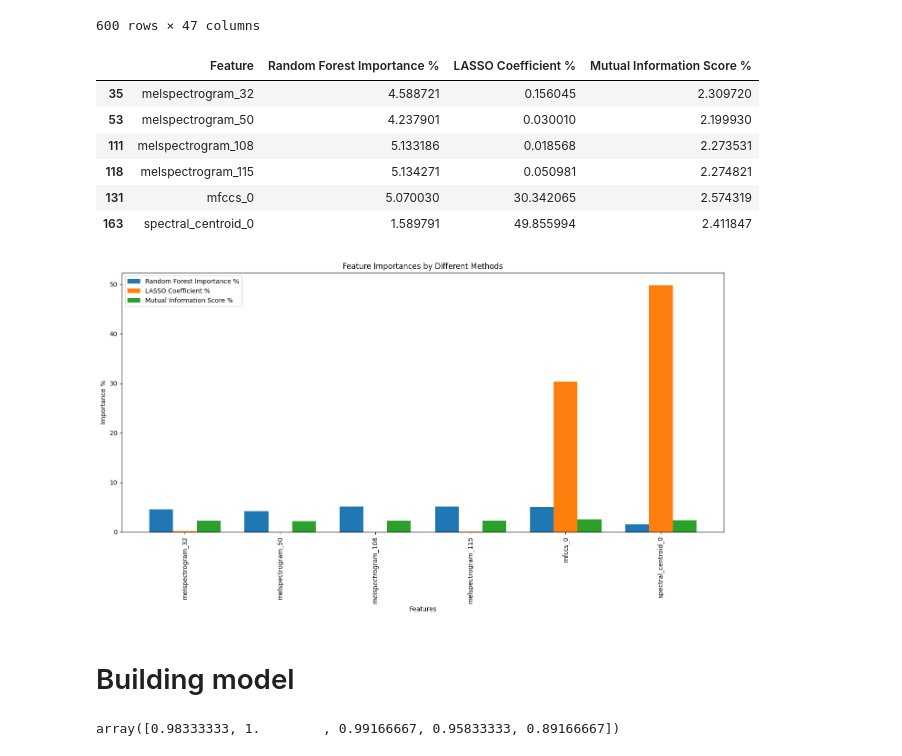
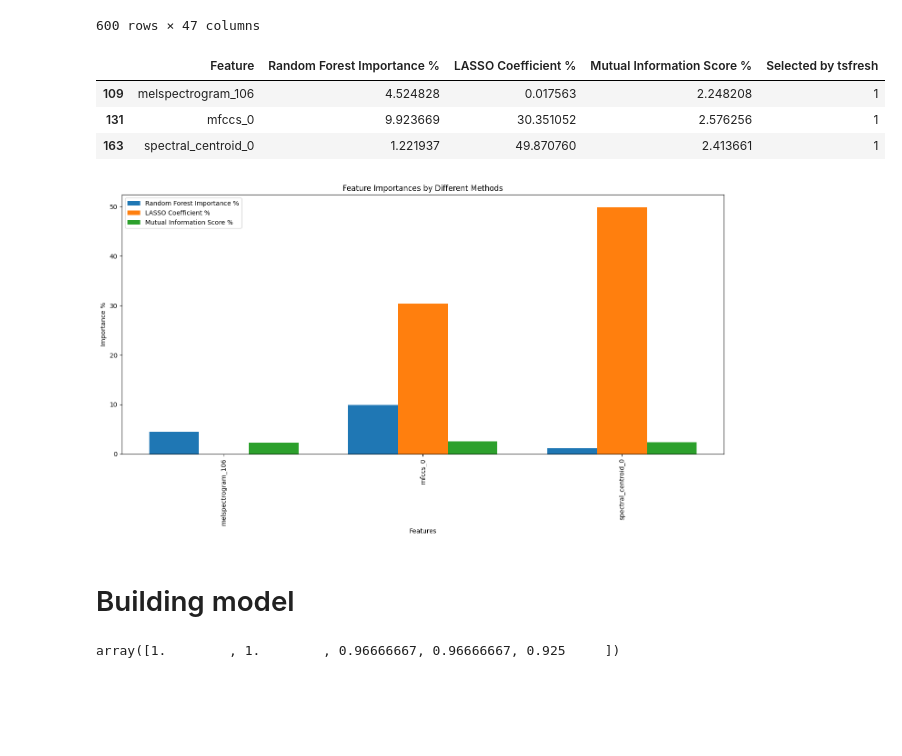
Before and after one commit to Mikaelow/Praca-inzynierska, a Jupyter notebook: lozyska.ipynb, the cells around one changed output. Cells and saved outputs as stored; diff of their text form; code cells hidden in the pictures; blank space fills up the shorter version.

```diff
--- a/lozyska.ipynb
+++ b/lozyska.ipynb
@@ -86,7 +170,7 @@ def features_creator(segment, sample_rate, condition):
 
     features = {
         'condition': condition,
-        'emse': np.mean(rmse,axis=1),
+        'rmse': np.mean(rmse,axis=1),
         'zerocrossing_rate': np.mean(zerocrossing_rate,axis=1),
         'tempo': np.mean(tempo),
         'melspectrogram': np.mean(melspectrogram,axis=1),
@@ -125,11 +213,11 @@ def data_spliter_with_feature(db, sample_rate, segment_length, num_segment, cond
 # %%
 sample_rate = 8335
 segment_length = 1
-num_segment = 10
-bratingA_feature = data_spliter_with_feature(bearingA.to_numpy(),sample_rate, segment_length, num_segment, '1')
-bratingB_feature = data_spliter_with_feature(bearingB.to_numpy(),sample_rate, segment_length, num_segment, '2')
-bratingC_feature = data_spliter_with_feature(bearingC.to_numpy(),sample_rate, segment_length, num_segment, '3')
-bratingD_feature = data_spliter_with_feature(bearingD.to_numpy(),sample_rate, segment_length, num_segment, '4')
-bratingE_feature = data_spliter_with_feature(bearingE.to_numpy(),sample_rate, segment_length, num_segment, '5')
-bratingF_feature = data_spliter_with_feature(bearingF.to_numpy(),sample_rate, segment_length, num_segment, '6')
+num_segment = 10 # ile badan bylo an jedno lozysko
+bratingA_feature = data_spliter_with_feature(bearingA.to_numpy(),sample_rate, segment_length, num_segment, 'A')
+bratingB_feature = data_spliter_with_feature(bearingB.to_numpy(),sample_rate, segment_length, num_segment, 'B')
+bratingC_feature = data_spliter_with_feature(bearingC.to_numpy(),sample_rate, segment_length, num_segment, 'C')
+bratingD_feature = data_spliter_with_feature(bearingD.to_numpy(),sample_rate, segment_length, num_segment, 'D')
+bratingE_feature = data_spliter_with_feature(bearingE.to_numpy(),sample_rate, segment_length, num_segment, 'E')
+bratingF_feature = data_spliter_with_feature(bearingF.to_numpy(),sample_rate, segment_length, num_segment, 'F')
 segmented_df_features = pd.concat([bratingA_feature, bratingB_feature, bratingC_feature, bratingD_feature, bratingE_feature, bratingF_feature]).reset_index()
@@ -362,33 +485,34 @@ X # showing features
 # %%
 
 # Normalize importance values to percentages
 filtered = results[results['Feature'].isin(features_filtered)].copy()
 results_filtered = pd.DataFrame()
 
 results_filtered['Feature'] = results['Feature']
 # Normalize Random Forest Importance
 results_filtered['Random Forest Importance %'] = \
     (filtered['Random Forest Importance'] / filtered['Random Forest Importance'].sum()) * 100
 
 # Normalize LASSO Coefficients
 results_filtered['LASSO Coefficient %'] = \
     (filtered['LASSO Coefficient'].abs() / filtered['LASSO Coefficient'].abs().sum()) * 100
 
 # Normalize Mutual Information Scores
 results_filtered['Mutual Information Score %'] = \
     (filtered['Mutual Information Score'] / filtered['Mutual Information Score'].sum()) * 100
 
 # Display the results
-results_filtered = results_filtered[(results_filtered['Random Forest Importance %'] > 4) & (results_filtered['Mutual Information Score %'] > 2.1) | (results_filtered['LASSO Coefficient %'] > 30)]
+results_filtered = results_filtered[(results_filtered['Random Forest Importance %'] > 4) &
+                                    (results_filtered['Mutual Information Score %'] > 2.1) |
+                                    (results_filtered['LASSO Coefficient %'] > 30)]
+results_filtered['Selected by tsfresh'] = results_filtered['Feature'].isin(features_filtered).astype(int)
+
 results_filtered
 # %% [output]
-|  | Feature | Random Forest Importance % | LASSO Coefficient % | Mutual Information Score % |
-| 35 | melspectrogram_32 | 4.588721 | 0.156045 | 2.309720 |
-| 53 | melspectrogram_50 | 4.237901 | 0.030010 | 2.199930 |
-| 111 | melspectrogram_108 | 5.133186 | 0.018568 | 2.273531 |
-| 118 | melspectrogram_115 | 5.134271 | 0.050981 | 2.274821 |
-| 131 | mfccs_0 | 5.070030 | 30.342065 | 2.574319 |
-| 163 | spectral_centroid_0 | 1.589791 | 49.855994 | 2.411847 |
+|  | Feature | Random Forest Importance % | LASSO Coefficient % | Mutual Information Score % | Selected by tsfresh |
+| 109 | melspectrogram_106 | 4.524828 | 0.017563 | 2.248208 | 1 |
+| 131 | mfccs_0 | 9.923669 | 30.351052 | 2.576256 | 1 |
+| 163 | spectral_centroid_0 | 1.221937 | 49.870760 | 2.413661 | 1 |
 # %%
 # Plotting
 plt.figure(figsize=(14, 8))
@@ -415,7 +539,7 @@ plt.legend()
 plt.tight_layout()
 plt.show()
 # %% [output]
-[figure, old version]
+[figure, new version]
 # %% [markdown]
 # Building model
 # %%
@@ -443,6 +567,6 @@ cv_scores_rf = cross_val_score(bearing_model_rf, X, y, cv=5)
 cv_scores_gb = cross_val_score(bearing_model_gb, X, y, cv=5)
 cv_scores_gb
 # %% [output]
-array([0.98333333, 1.        , 0.99166667, 0.95833333, 0.89166667])
+array([1.        , 1.        , 0.96666667, 0.96666667, 0.925     ])
 # %%
 cv_scores = [cv_scores_tree, cv_scores_rf, cv_scores_gb]
```
Also changed, not shown: parts of 20 cells of this notebook, 8 other files.
